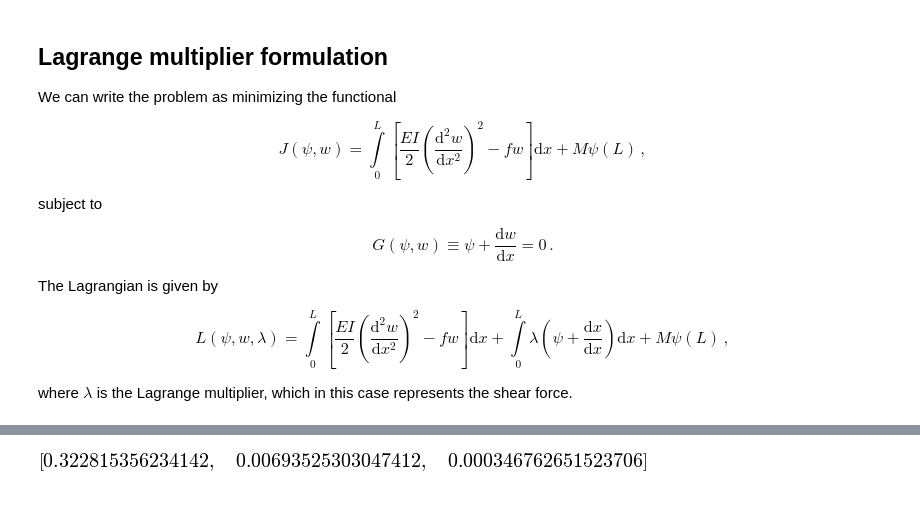
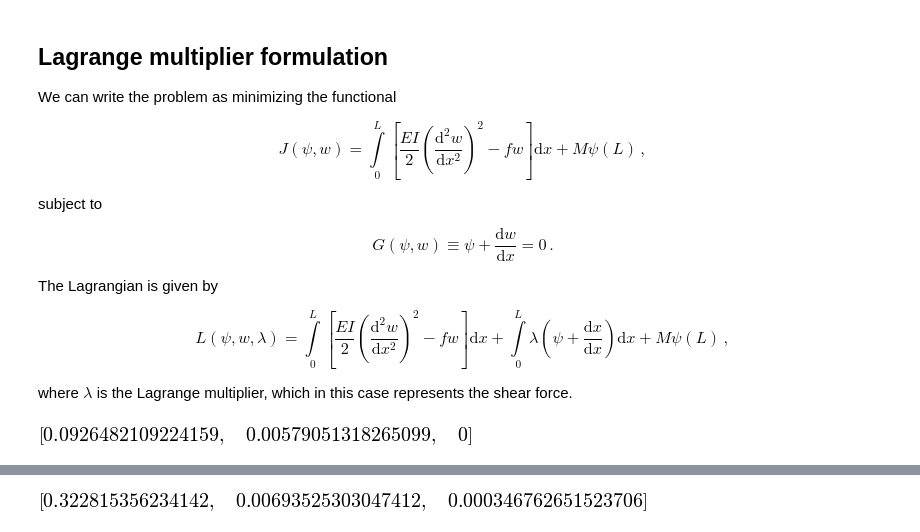
Before and after one commit to nicoguaro/FEM_resources, a Jupyter notebook: variational/ritz_beam.ipynb, the cells around one changed output, grey strips where cells are left out. Saved outputs shown, nothing was run; the diff lists cells and outputs as text; code cells hidden in the pictures; blank space fills up the shorter version.

Commit message:
Add conventional Ritz and mixed formulation for beams

```diff
--- a/variational/ritz_beam.ipynb
+++ b/variational/ritz_beam.ipynb
@@ -25,8 +46,9 @@ plt.rcParams["figure.figsize"] = 4, 3
 # %%
 x = symbols('x')
-M, EI, f, L = symbols("M EI f L")
+M, EI, f, L, Mb = symbols("M EI f L Mb")
+w_exact = (2*M + f*L**2)/(4*EI)*x**2 - f*L/(6*EI)*x**3 + f/(24*EI)*x**4
 psi_exact = -(2*M + f*L**2)/(2*EI)*x + f*L*x**2/(2*EI) - f*x**3/(6*EI)
-w_exact = (2*M + f*L**2)/(4*EI)*x**2 - f*L/(6*EI)*x**3 + f/(24*EI)*x**4
+M_exact = f/2*(x - L)**2 + Mb
 lamda_exact = f*(L - x)
 # %%
 def plot_expr(expr, x, rango=(0, 1), ax=None, linestyle="solid"):
@@ -41,0 +95,32 @@ def plot_expr(expr, x, rango=(0, 1), ax=None, linestyle="solid"):
+# %%
+def quad_fun(x, u, M, EI, f, L):
+    F = EI/2*diff(u, x, 2)**2 - f*u
+    L = integrate(F, (x, 0, L))
+    return L
+# %%
+def ritz_conventional(x, M, EI, f, L, nterms):
+    a = symbols("a0:%i"%(nterms))
+    u = sum(a[k]*x**(k + 2) for k in range(nterms))
+    M, EI, f, L = symbols("M EI f L")
+    L = quad_fun(x, u, M, EI, f, L)
+    eqs = [L.diff(C) for C in a]
+    sol = solve(eqs, a)
+    return u.subs(sol)
+# %%
+w0 = M*x**2/(2*EI)
+subs = {L: 1, EI:1, M:1, f: 1}
+errors_conv = []
+for nterms in range(1, 4):
+    u = ritz_conventional(x, M, EI, f, L, nterms)
+    w = u + w0
+    err = integrate((w - w_exact)**2, (x, 0, L))
+    norm = integrate(w_exact**2, (x, 0, L))
+    errors_conv.append(N(sqrt((err/norm).subs(subs))))
+    plt.figure(figsize=(8, 3))
+    ax = plt.subplot(121)
+    plot_expr(w_exact.subs(subs), x, ax=ax)
+    plot_expr(w.subs(subs), x, ax=ax, linestyle="dashed")
+    ax = plt.subplot(122)
+    plot_expr(psi_exact.subs(subs), x, ax=ax)
+    plot_expr(-w.diff(x).subs(subs), x, ax=ax, linestyle="dashed")
+    plt.legend(["Exact", "Ritz"]);
@@ -57,6 +149,10 @@ $$L(\psi, w, \lambda) = \int\limits_0^L\left[\frac{EI}{2}\left(\frac{\mathrm{d}^
 f w\right]\mathrm{d}x + \int\limits_0^L \lambda\left(\psi + \frac{\mathrm{d}x}{\mathrm{d}x}\right)\mathrm{d}x + M\psi(L)\, , $$
 
 where $\lambda$ is the Lagrange multiplier, which in this case represents the shear force.
+# %%
+errors_conv
+# %% [output]
+[figure, added]
 # %%
 def lagran(x, psi, w, lamda, M, EI, f, L):
     F = EI/2*diff(psi, x)**2 - f*w
```
Also changed, not shown: parts of 11 cells of this notebook.
